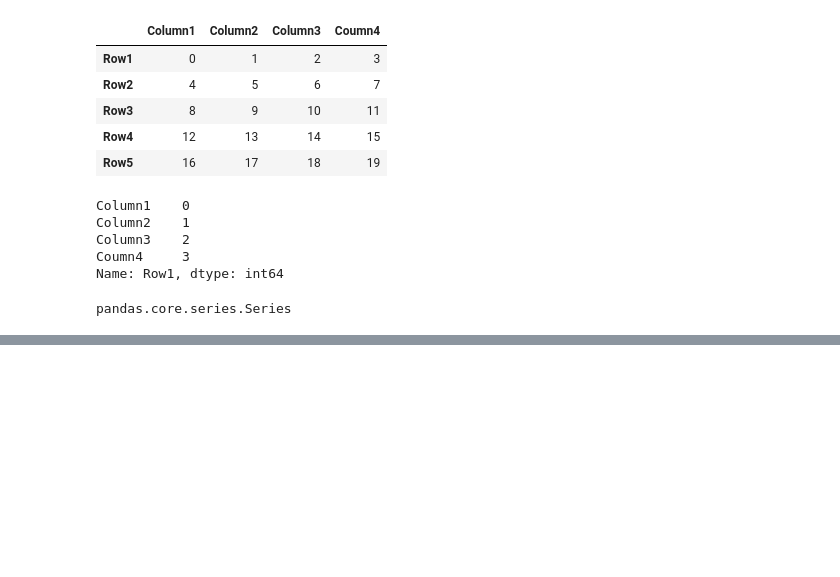
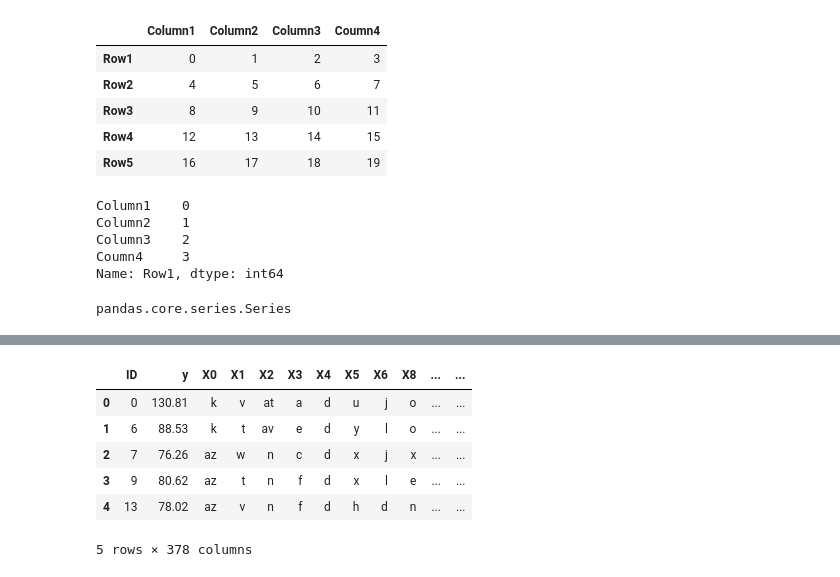
Before and after one commit to dikshitasingh02/learn-python, a Jupyter notebook: pandas.ipynb, the cells around one changed output, grey strips where cells are left out. Drawn from its saved outputs; the diff is of its cells as text; code cells hidden in the pictures; blank space fills up the shorter version.

```diff
--- a/pandas.ipynb
+++ b/pandas.ipynb
@@ -43,0 +84,10 @@ pandas.core.series.Series
+# %%
+df.head()
+# %% [output]
+|  | ID | y | X0 | X1 | X2 | X3 | X4 | X5 | X6 | X8 | ... | ... |
+| 0 | 0 | 130.81 | k | v | at | a | d | u | j | o | ... | ... |
+| 1 | 6 | 88.53 | k | t | av | e | d | y | l | o | ... | ... |
+| 2 | 7 | 76.26 | az | w | n | c | d | x | j | x | ... | ... |
+| 3 | 9 | 80.62 | az | t | n | f | d | x | l | e | ... | ... |
+| 4 | 13 | 78.02 | az | v | n | f | d | h | d | n | ... | ... |
+5 rows × 378 columns
```
Also changed, not shown: parts of 25 cells of this notebook, 1 other file.
